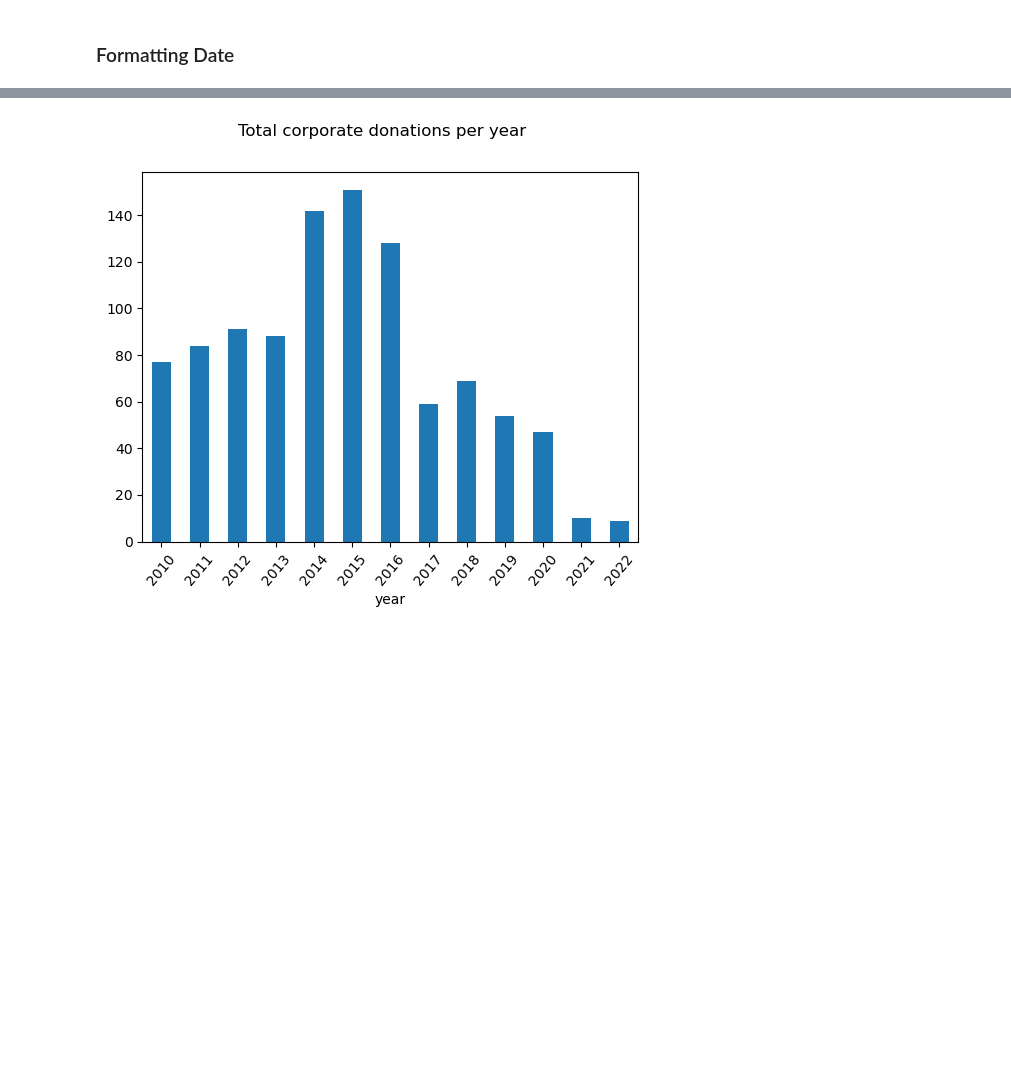
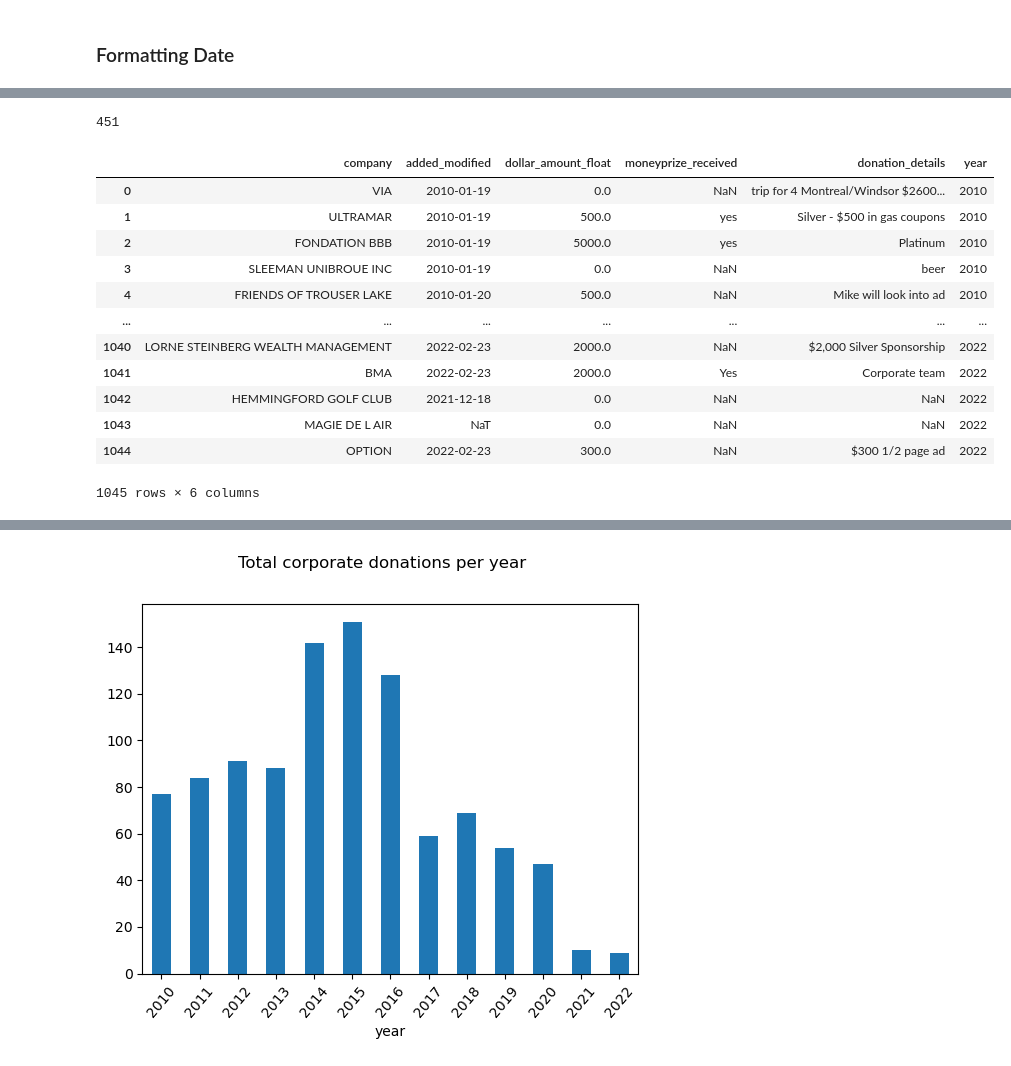
Before and after one commit to carlosfg97/Kurling4Kids, a Jupyter notebook: past_donors/past_donors_etl.ipynb, the cells around one changed output, grey strips where cells are left out. Cells and saved outputs as stored; diff of their text form; code cells hidden in the pictures; blank space fills up the shorter version.

```diff
--- a/past_donors/past_donors_etl.ipynb
+++ b/past_donors/past_donors_etl.ipynb
@@ -240,0 +235,10 @@ plt.show()
+# %%
+df_companies['company_v3'] = df_companies['company_v2'].copy()
+
+df_companies.loc[ df_companies.shortest_name_x.notna(), 'company_v3'] =  df_companies.shortest_name_x
+
+df_companies.loc[ df_companies.shortest_name_y.notna(), 'company_v3'] =  df_companies.shortest_name_y
+# %%
+df_companies.company_v3.nunique()
+# %% [output]
+451
@@ -240,0 +253,16 @@ plt.show()
+# %%
+df
+# %% [output]
+|  | company | added_modified | dollar_amount_float | moneyprize_received | donation_details | year |
+| 0 | VIA | 2010-01-19 | 0.0 | NaN | trip for 4 Montreal/Windsor $2600... | 2010 |
+| 1 | ULTRAMAR | 2010-01-19 | 500.0 | yes | Silver - $500 in gas coupons | 2010 |
+| 2 | FONDATION BBB | 2010-01-19 | 5000.0 | yes | Platinum | 2010 |
+| 3 | SLEEMAN UNIBROUE INC | 2010-01-19 | 0.0 | NaN | beer | 2010 |
+| 4 | FRIENDS OF TROUSER LAKE | 2010-01-20 | 500.0 | NaN | Mike will look into ad | 2010 |
+| ... | ... | ... | ... | ... | ... | ... |
+| 1040 | LORNE STEINBERG WEALTH MANAGEMENT | 2022-02-23 | 2000.0 | NaN | $2,000 Silver Sponsorship | 2022 |
+| 1041 | BMA | 2022-02-23 | 2000.0 | Yes | Corporate team | 2022 |
+| 1042 | HEMMINGFORD GOLF CLUB | 2021-12-18 | 0.0 | NaN | NaN | 2022 |
+| 1043 | MAGIE DE L AIR | NaT | 0.0 | NaN | NaN | 2022 |
+| 1044 | OPTION | 2022-02-23 | 300.0 | NaN | $300 1/2 page ad | 2022 |
+1045 rows × 6 columns
```
Also changed, not shown: parts of 48 cells of this notebook, 1 other file.
